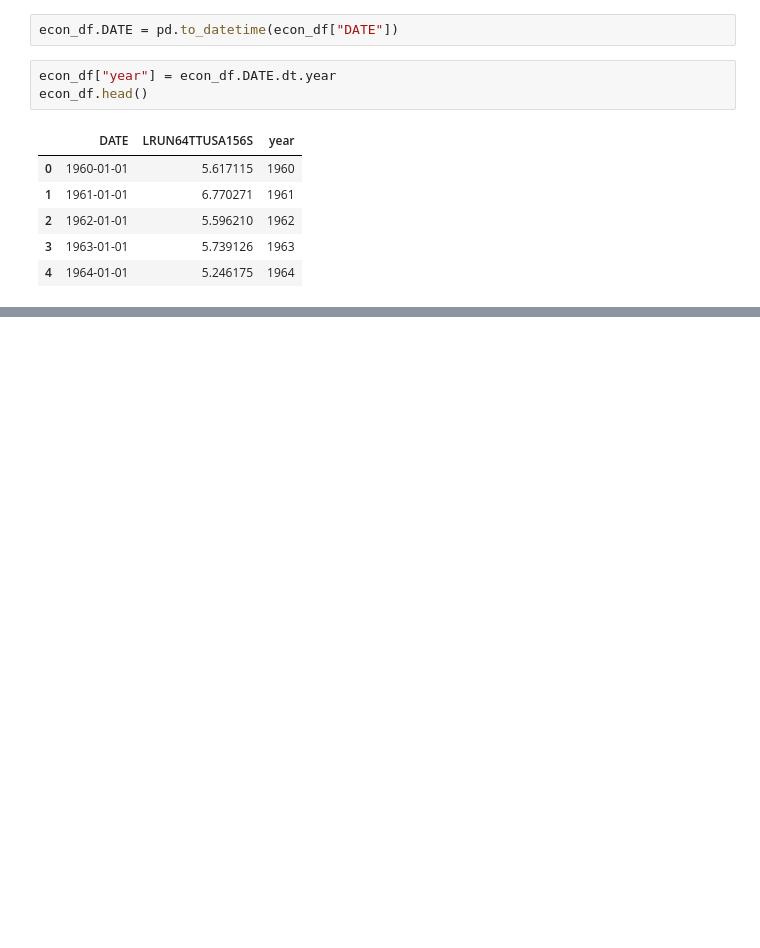
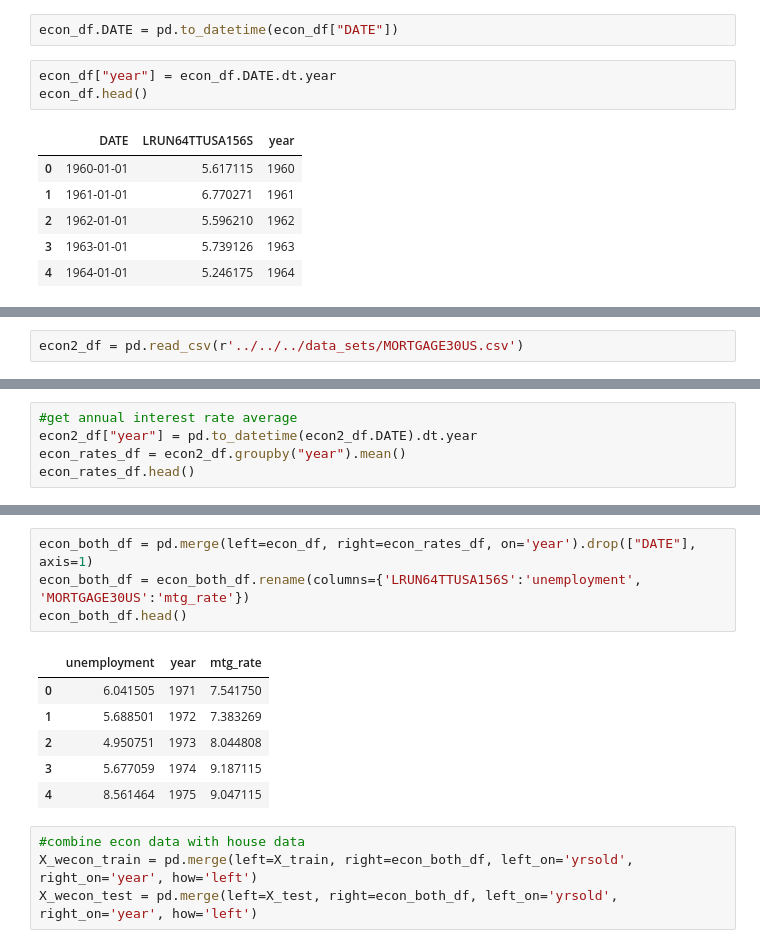
Before and after one commit to chrisoyer/thinkful_notes, a Jupyter notebook: Unit_2_supervised_learning/19/19.8_Regression_Challenge.ipynb, the cells around one changed output, grey strips where cells are left out. Saved outputs shown, nothing was run; the diff lists cells and outputs as text; blank space fills up the shorter version.

Commit message:
added interest rt

```diff
--- a/Unit_2_supervised_learning/19/19.8_Regression_Challenge.ipynb
+++ b/Unit_2_supervised_learning/19/19.8_Regression_Challenge.ipynb
@@ -247,0 +279,2 @@ X_weu = pd.concat([X, house_w_ue_df.LRUN64TTUSA156S])
+# %%
+econ2_df = pd.read_csv(r'../../../data_sets/MORTGAGE30US.csv')
@@ -247,0 +290,5 @@ X_weu = pd.concat([X, house_w_ue_df.LRUN64TTUSA156S])
+# %%
+#get annual interest rate average
+econ2_df["year"] = pd.to_datetime(econ2_df.DATE).dt.year
+econ_rates_df = econ2_df.groupby("year").mean()
+econ_rates_df.head()
@@ -248,3 +303,18 @@ X_weu = pd.concat([X, house_w_ue_df.LRUN64TTUSA156S])
+# %%
+econ_both_df = pd.merge(left=econ_df, right=econ_rates_df, on='year').drop(["DATE"], axis=1)
+econ_both_df = econ_both_df.rename(columns={'LRUN64TTUSA156S':'unemployment', 'MORTGAGE30US':'mtg_rate'})
+econ_both_df.head()
+# %% [output]
+|  | unemployment | year | mtg_rate |
+| 0 | 6.041505 | 1971 | 7.541750 |
+| 1 | 5.688501 | 1972 | 7.383269 |
+| 2 | 4.950751 | 1973 | 8.044808 |
+| 3 | 5.677059 | 1974 | 9.187115 |
+| 4 | 8.561464 | 1975 | 9.047115 |
+# %%
+#combine econ data with house data
+X_wecon_train = pd.merge(left=X_train, right=econ_both_df, left_on='yrsold', right_on='year', how='left')
+X_wecon_test = pd.merge(left=X_test, right=econ_both_df, left_on='yrsold', right_on='year', how='left')
 # %%
 elasticnet_model2 = ElasticNet(tol=1)   #increased tol to avoid 'ConvergenceWarning: Objective did not converge'
 alphas = np.array([.0001, .001, .01, .1, 1, 10, 100])
```
Also changed, not shown: parts of 15 cells of this notebook.
